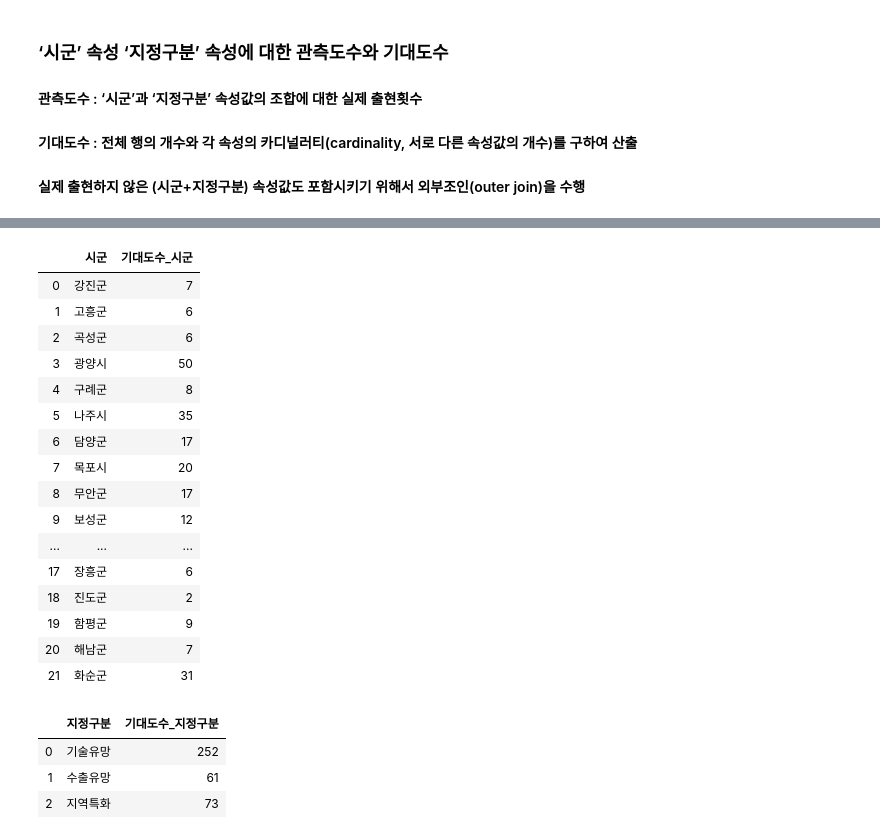
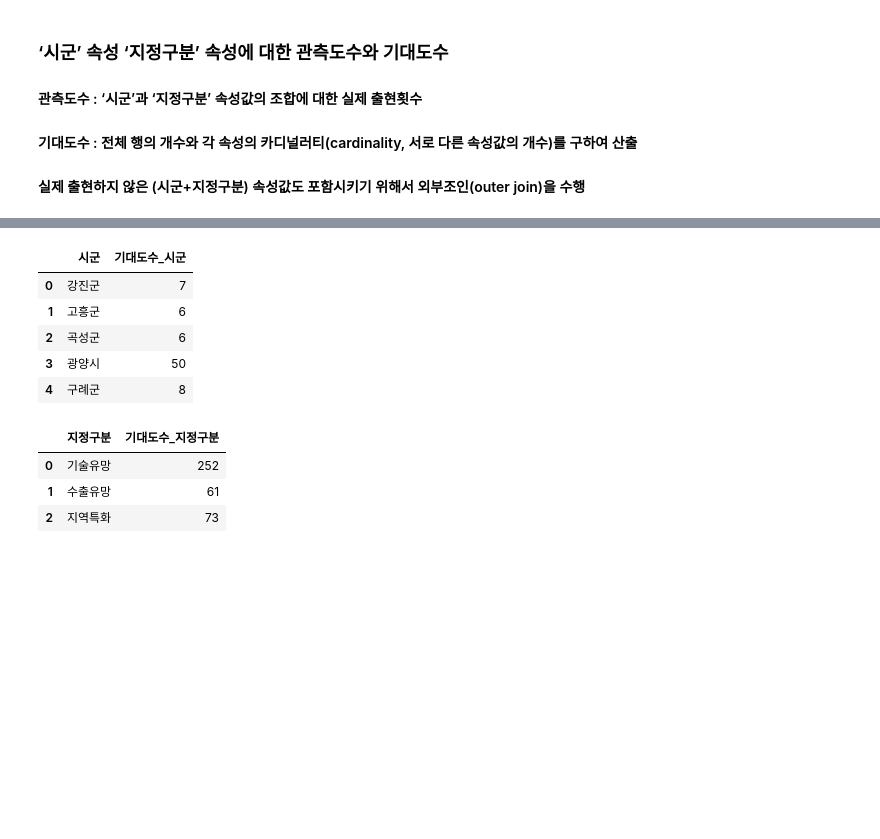
Before and after one commit to niccola7517/Public, a Jupyter notebook: ch3-2(실습용-데이터프레임버전).ipynb, the cells around one changed output, grey strips where cells are left out. Drawn from its saved outputs; the diff is of its cells as text; code cells hidden in the pictures; blank space fills up the shorter version.

```diff
--- a/ch3-2(실습용-데이터프레임버전).ipynb
+++ b/ch3-2(실습용-데이터프레임버전).ipynb
@@ -82,25 +73,16 @@ obs_df
 # %%
 # 기대도수 구하기
 # 시군별 개수(도수)
-sigun_df =
-sigun_df
+sigun_df = pd.DataFrame()
+sigun_df.columns=['기대도수_시군']
+sigun_df.reset_index(inplace=True)
+sigun_df.head()
 # %% [output]
 |  | 시군 | 기대도수_시군 |
 | 0 | 강진군 | 7 |
 | 1 | 고흥군 | 6 |
 | 2 | 곡성군 | 6 |
 | 3 | 광양시 | 50 |
 | 4 | 구례군 | 8 |
-| 5 | 나주시 | 35 |
-| 6 | 담양군 | 17 |
-| 7 | 목포시 | 20 |
-| 8 | 무안군 | 17 |
-| 9 | 보성군 | 12 |
-| ... | ... | ... |
-| 17 | 장흥군 | 6 |
-| 18 | 진도군 | 2 |
-| 19 | 함평군 | 9 |
-| 20 | 해남군 | 7 |
-| 21 | 화순군 | 31 |
 # %%
 # 지정구분별 개수(도수)
```
Also changed, not shown: parts of 18 cells of this notebook, 1 other file.
